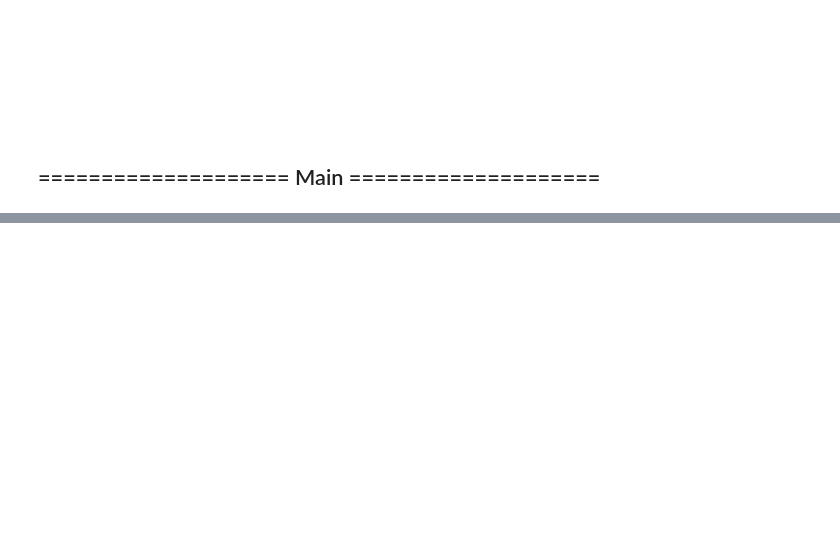
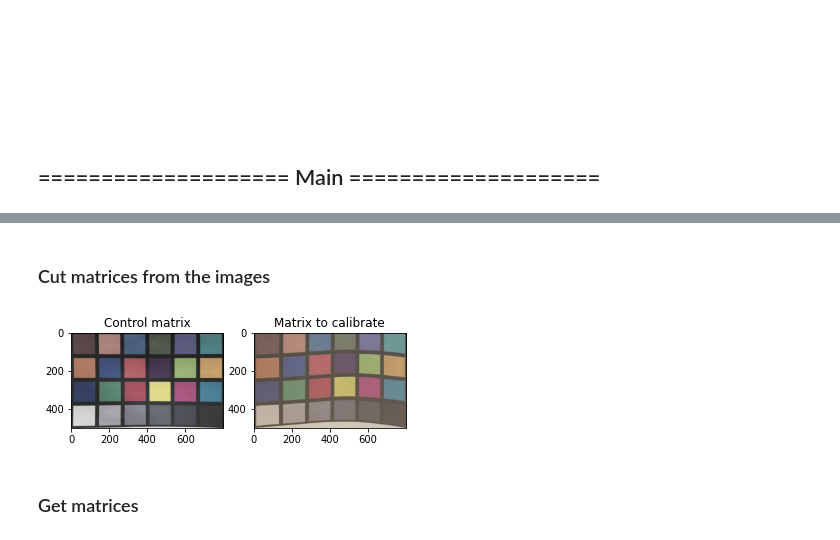
Before and after one commit to ASASauqui/Color-calibration, a Jupyter notebook: color_calibration.ipynb, the cells around one changed output, grey strips where cells are left out. Drawn from its saved outputs; the diff is of its cells as text; code cells hidden in the pictures; blank space fills up the shorter version.

Commit message:
Se agregó toda la parte de dejar preparadas las matrices (mc y mo).

```diff
--- a/color_calibration.ipynb
+++ b/color_calibration.ipynb
@@ -80,0 +225,22 @@ plt.show()
+# %% [markdown]
+### Cut matrices from the images
+# %%
+# Recortar matriz de control.
+control_matrix_img = cutMatrix(control_color_checker_img)
+
+# Recortar matriz a calibrar.
+matrix_to_calibrate = cutMatrix(image_to_calibrate)
+
+# Mostrar imagen.
+plt.figure()
+plt.subplot(1,2,1)
+plt.imshow(control_matrix_img)
+plt.title("Control matrix")
+plt.subplot(1,2,2)
+plt.imshow(matrix_to_calibrate)
+plt.title("Matrix to calibrate")
+plt.show()
+# %% [output]
+[figure, added]
+# %% [markdown]
+### Get matrices
```
Also changed, not shown: parts of 14 cells of this notebook, 7 other files.
